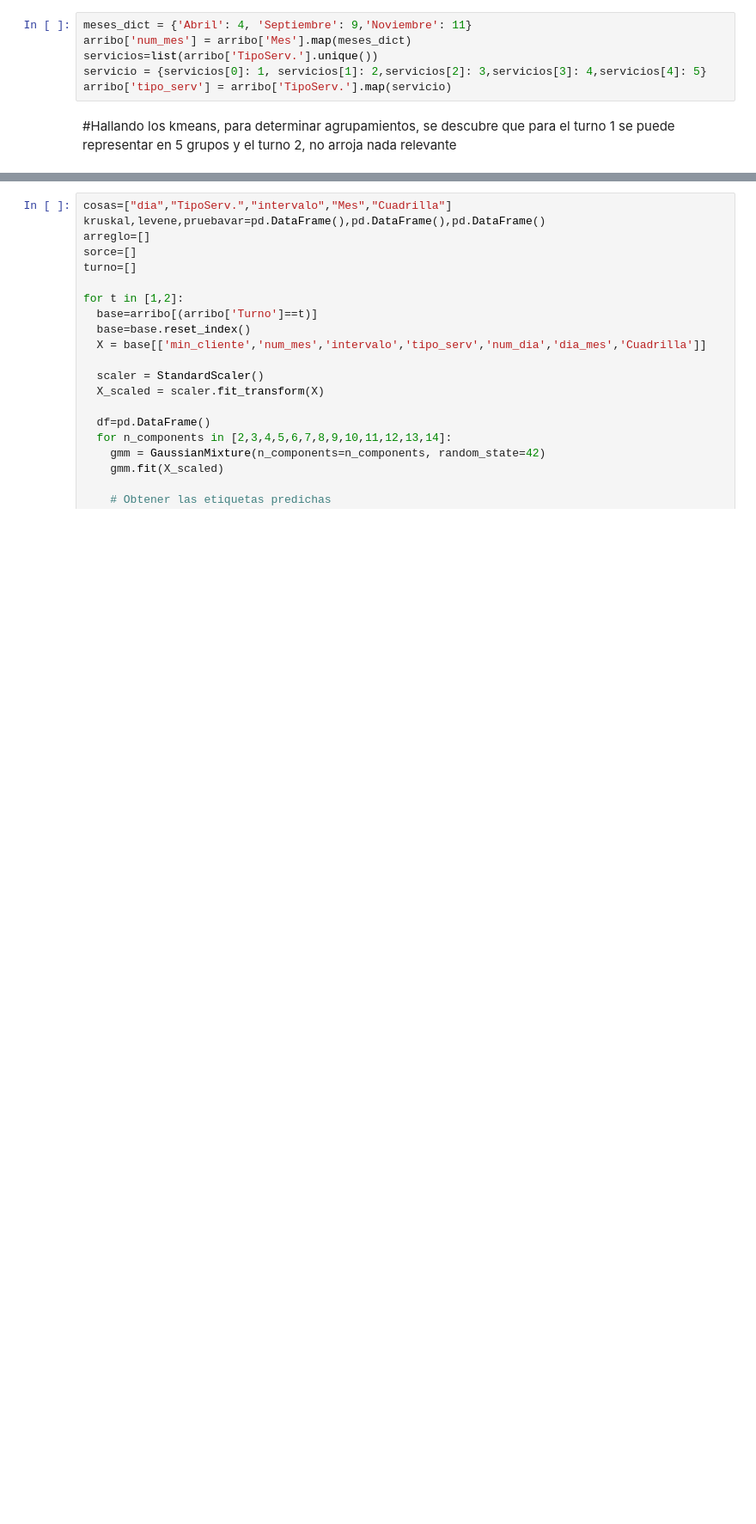
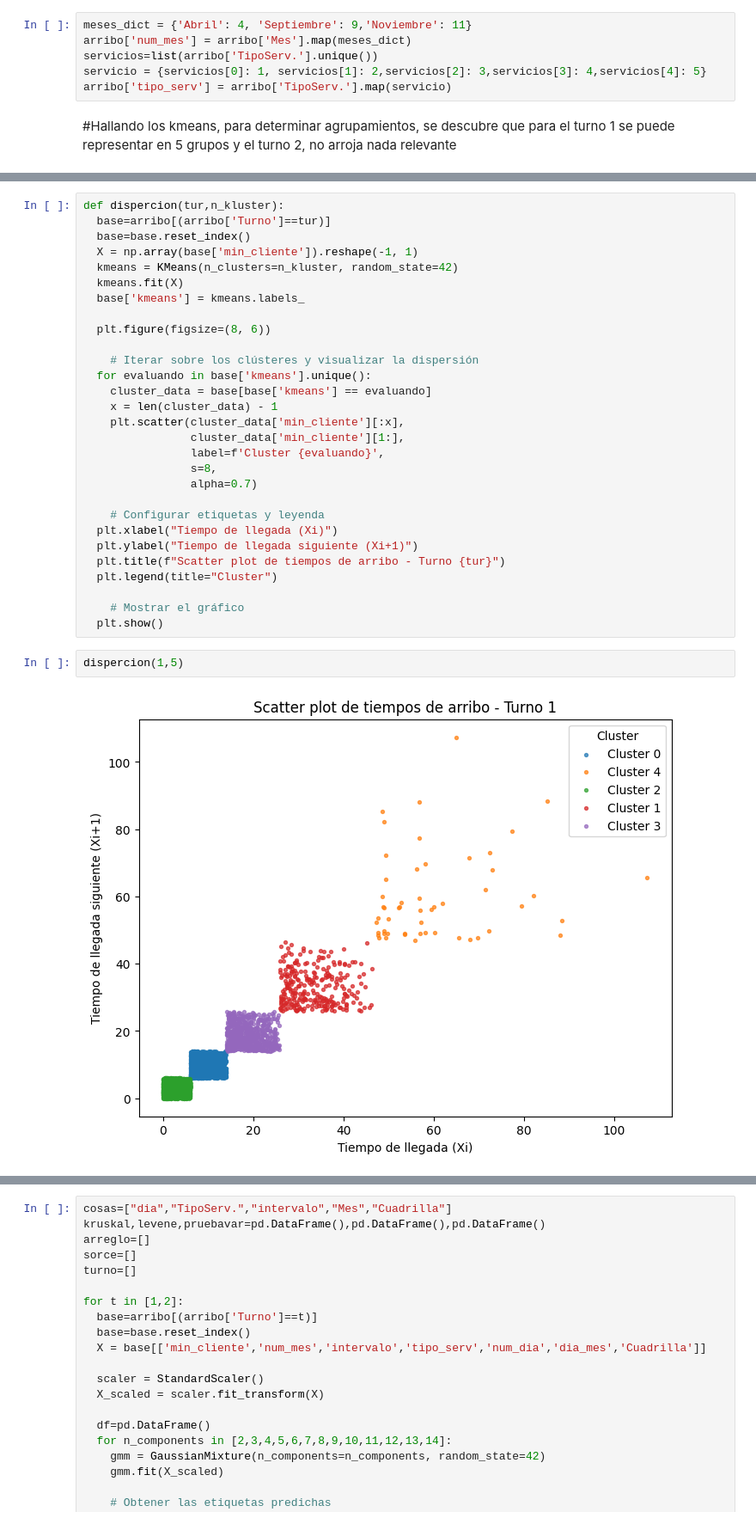
Before and after one commit to TonioFlag/ProyectoFinalColas, a Jupyter notebook: kmeans.ipynb, the cells around one changed output, grey strips where cells are left out. Shown at 86% size. Cells and saved outputs as stored; diff of their text form; blank space fills up the shorter version.

```diff
--- a/kmeans.ipynb
+++ b/kmeans.ipynb
@@ -143 +147,34 @@ levene  inf   0.0      False  (14, 6)      2  TipoServ.
 --------------------
+# %%
+def dispercion(tur,n_kluster):
+  base=arribo[(arribo['Turno']==tur)]
+  base=base.reset_index()
+  X = np.array(base['min_cliente']).reshape(-1, 1)
+  kmeans = KMeans(n_clusters=n_kluster, random_state=42)
+  kmeans.fit(X)
+  base['kmeans'] = kmeans.labels_
+
+  plt.figure(figsize=(8, 6))
+
+    # Iterar sobre los clústeres y visualizar la dispersión
+  for evaluando in base['kmeans'].unique():
+    cluster_data = base[base['kmeans'] == evaluando]
+    x = len(cluster_data) - 1
+    plt.scatter(cluster_data['min_cliente'][:x],
+                cluster_data['min_cliente'][1:],
+                label=f'Cluster {evaluando}',
+                s=8,
+                alpha=0.7)
+
+    # Configurar etiquetas y leyenda
+  plt.xlabel("Tiempo de llegada (Xi)")
+  plt.ylabel("Tiempo de llegada siguiente (Xi+1)")
+  plt.title(f"Scatter plot de tiempos de arribo - Turno {tur}")
+  plt.legend(title="Cluster")
+
+    # Mostrar el gráfico
+  plt.show()
+# %%
+dispercion(1,5)
+# %% [output]
+[figure, added]
```
Also changed, not shown: parts of 9 cells of this notebook.
